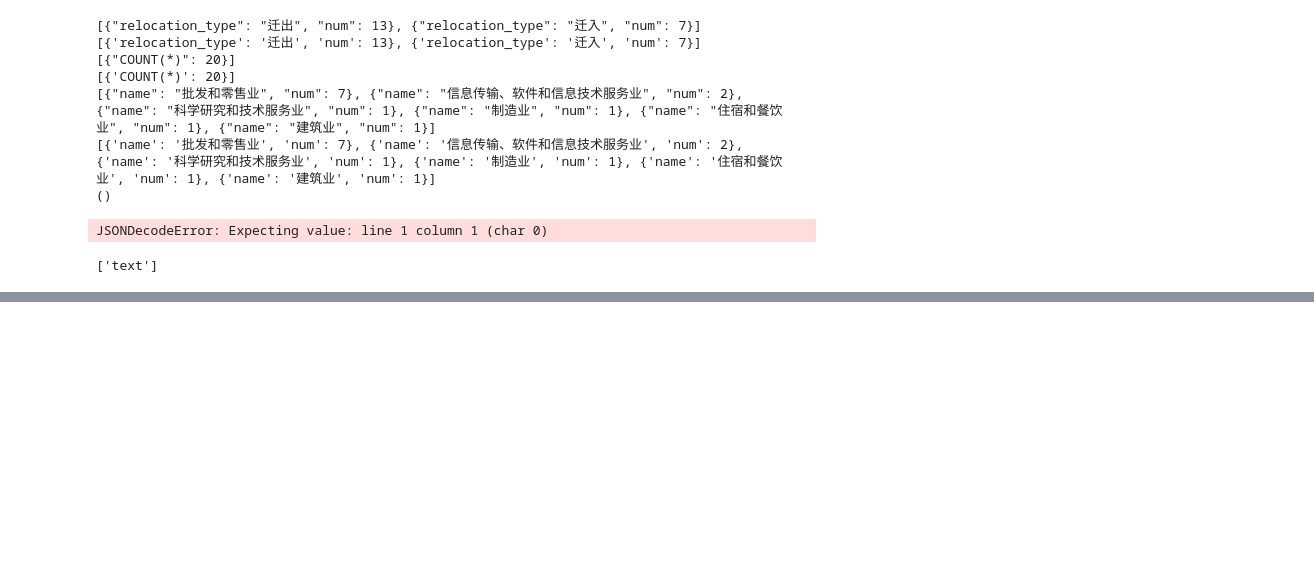
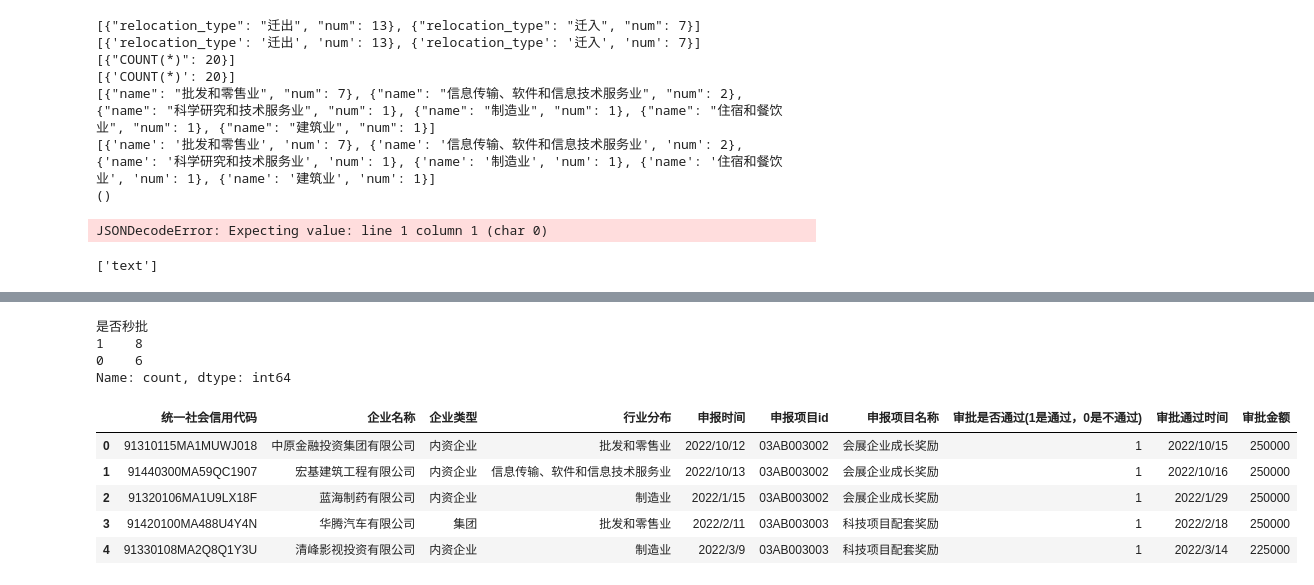
Before and after one commit to simonkorl/text2sql, a Jupyter notebook: test.ipynb, the cells around one changed output, grey strips where cells are left out. Cells and saved outputs as stored; diff of their text form; code cells hidden in the pictures; blank space fills up the shorter version.

```diff
--- a/test.ipynb
+++ b/test.ipynb
@@ -238,0 +262,19 @@ print(t.split("sql"))
+# %%
+df["是否秒批"].value_counts()
+# %% [output]
+是否秒批
+1    8
+0    6
+Name: count, dtype: int64
+# %%
+import pandas as pd
+
+df = pd.read_csv("/root/text2sql/data/policy_enterprise.csv")
+df.head()
+# %% [output]
+|  | 统一社会信用代码 | 企业名称 | 企业类型 | 行业分布 | 申报时间 | 申报项目id | 申报项目名称 | 审批是否通过(1是通过，0是不通过) | 审批通过时间 | 审批金额 |
+| 0 | 91310115MA1MUWJ018 | 中原金融投资集团有限公司 | 内资企业 | 批发和零售业 | 2022/10/12 | 03AB003002 | 会展企业成长奖励 | 1 | 2022/10/15 | 250000 |
+| 1 | 91440300MA59QC1907 | 宏基建筑工程有限公司 | 内资企业 | 信息传输、软件和信息技术服务业 | 2022/10/13 | 03AB003002 | 会展企业成长奖励 | 1 | 2022/10/16 | 250000 |
+| 2 | 91320106MA1U9LX18F | 蓝海制药有限公司 | 内资企业 | 制造业 | 2022/1/15 | 03AB003002 | 会展企业成长奖励 | 1 | 2022/1/29 | 250000 |
+| 3 | 91420100MA488U4Y4N | 华腾汽车有限公司 | 集团 | 批发和零售业 | 2022/2/11 | 03AB003003 | 科技项目配套奖励 | 1 | 2022/2/18 | 250000 |
+| 4 | 91330108MA2Q8Q1Y3U | 清峰影视投资有限公司 | 内资企业 | 制造业 | 2022/3/9 | 03AB003003 | 科技项目配套奖励 | 1 | 2022/3/14 | 225000 |
```
Also changed, not shown: parts of 2 cells of this notebook, 9 other files.
